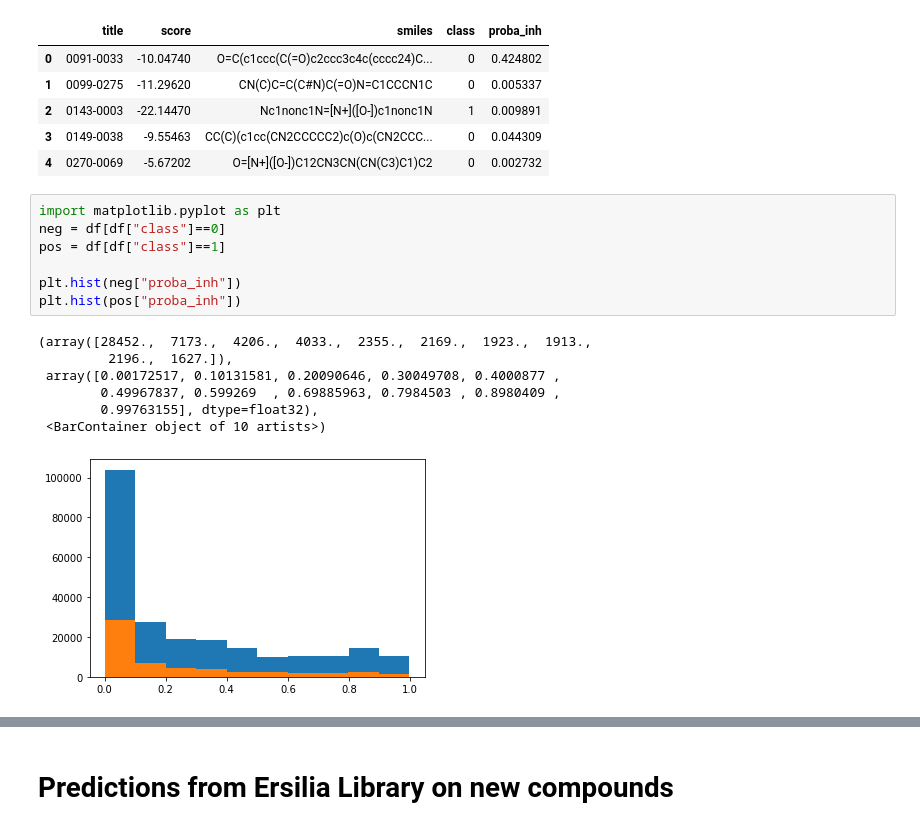
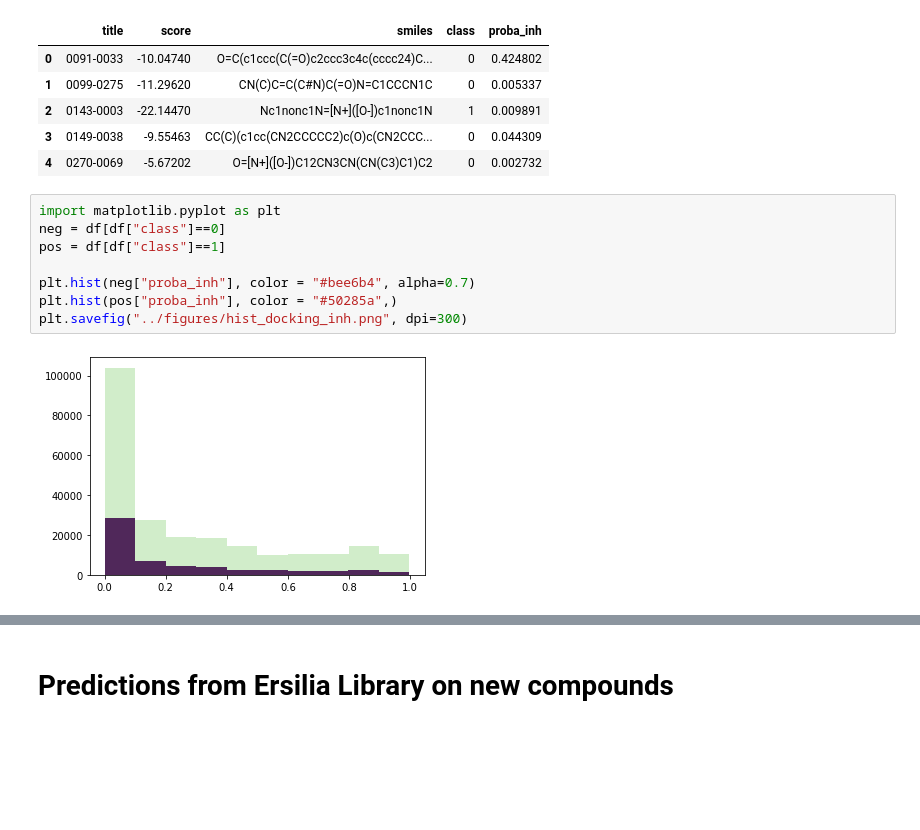
Before and after one commit to ersilia-os/osa-murd, a Jupyter notebook: notebooks/data_exploration.ipynb, the cells around one changed output, grey strips where cells are left out. Cells and saved outputs as stored; diff of their text form; blank space fills up the shorter version.

```diff
--- a/notebooks/data_exploration.ipynb
+++ b/notebooks/data_exploration.ipynb
@@ -150,15 +150,10 @@ df.head()
 # %%
 import matplotlib.pyplot as plt
 neg = df[df["class"]==0]
 pos = df[df["class"]==1]
 
-plt.hist(neg["proba_inh"])
-plt.hist(pos["proba_inh"])
+plt.hist(neg["proba_inh"], color = "#bee6b4", alpha=0.7)
+plt.hist(pos["proba_inh"], color = "#50285a",)
+plt.savefig("../figures/hist_docking_inh.png", dpi=300)
 # %% [output]
-(array([28452.,  7173.,  4206.,  4033.,  2355.,  2169.,  1923.,  1913.,
-         2196.,  1627.]),
- array([0.00172517, 0.10131581, 0.20090646, 0.30049708, 0.4000877 ,
-        0.49967837, 0.599269  , 0.69885963, 0.7984503 , 0.8980409 ,
-        0.99763155], dtype=float32),
- <BarContainer object of 10 artists>)
-[figure, old version]
+[figure, new version]
```
Also changed, not shown: parts of 1 cell of this notebook, 2 other files.
